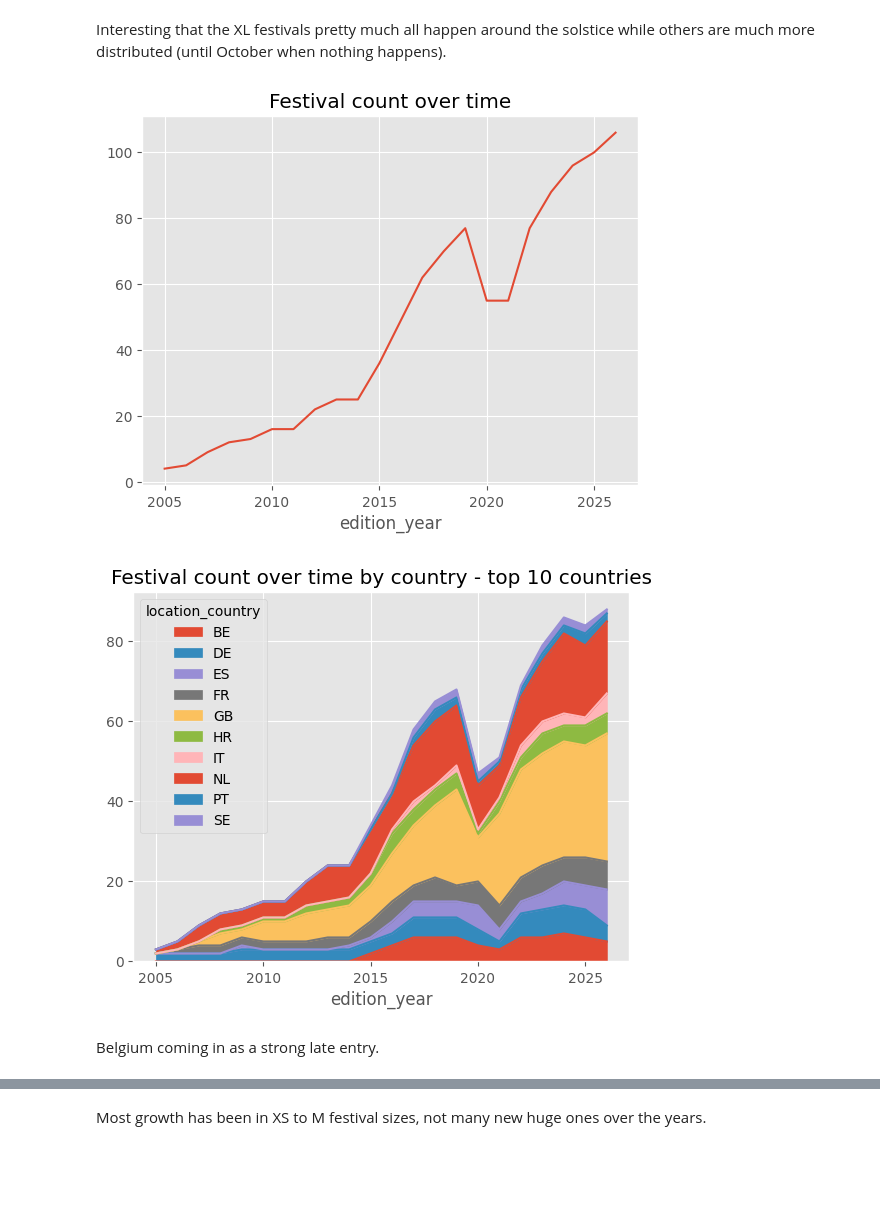
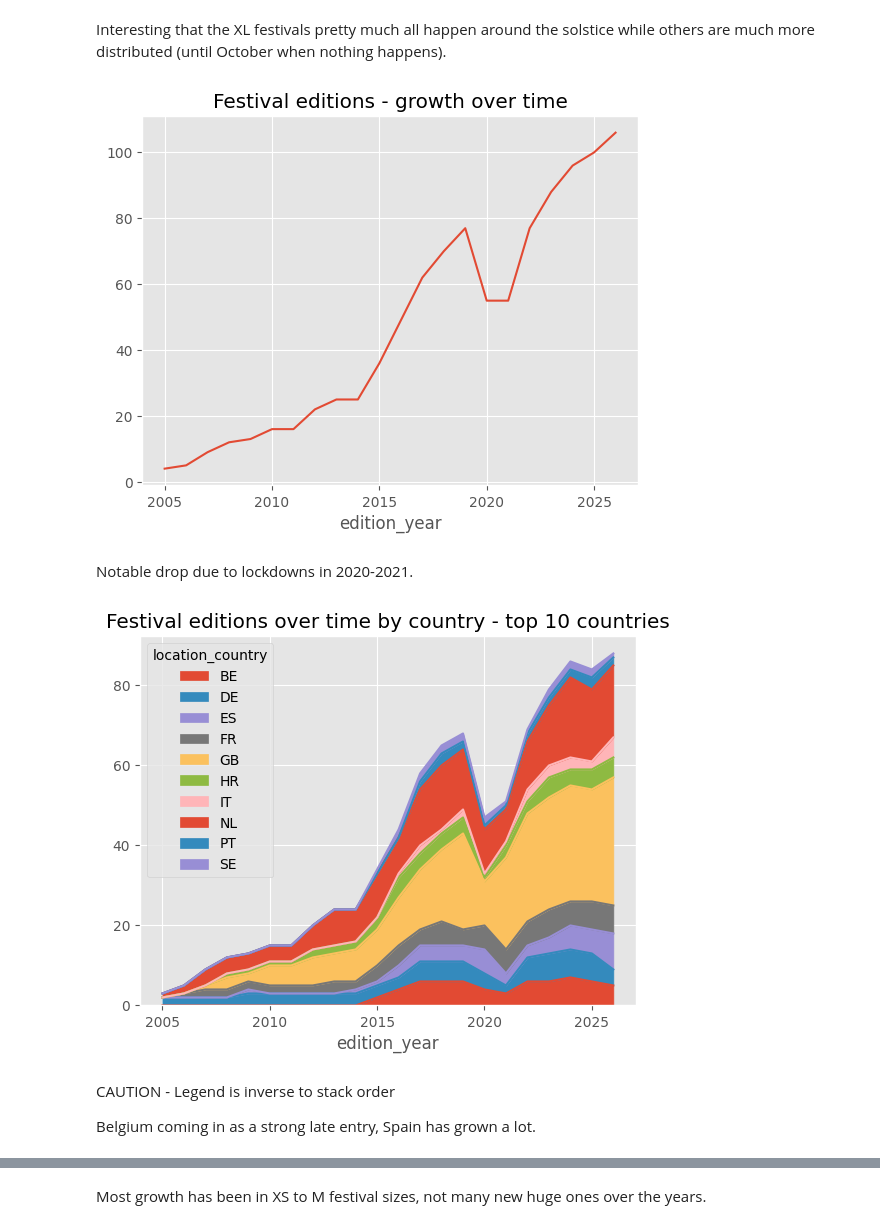
Before and after one commit to s-howe/festival-analysis, a Jupyter notebook: analysis/eda.ipynb, the cells around one changed output, grey strips where cells are left out. Cells and saved outputs as stored; diff of their text form; code cells hidden in the pictures; blank space fills up the shorter version.

```diff
--- a/analysis/eda.ipynb
+++ b/analysis/eda.ipynb
@@ -173,15 +173,19 @@ plt.show()
 # %% [markdown]
 Interesting that the XL festivals pretty much all happen around the solstice while others are much more distributed (until October when nothing happens).
 # %%
-df_festival_editions.groupby('edition_year').size().plot(title='Festival count over time')
+df_festival_editions.groupby('edition_year').size().plot(title='Festival editions - growth over time')
 plt.show()
 # %% [output]
-[figure, old version]
+[figure, new version]
+# %% [markdown]
+Notable drop due to lockdowns in 2020-2021.
 # %%
-df_festival_editions.query('location_country.isin(@top_n_countries)').groupby(['edition_year', 'location_country']).size().unstack('location_country').plot(kind='area', title=f'Festival count over time by country - top {n_countries} countries')
+df_festival_editions.query('location_country.isin(@top_n_countries)').groupby(['edition_year', 'location_country']).size().unstack('location_country').plot(kind='area', title=f'Festival editions over time by country - top {n_countries} countries')
 plt.show()
 # %% [output]
-[figure, old version]
+[figure, new version]
 # %% [markdown]
-Belgium coming in as a strong late entry.
+CAUTION - Legend is inverse to stack order
+
+Belgium coming in as a strong late entry, Spain has grown a lot.
 # %%
```
Also changed, not shown: parts of 6 cells of this notebook.
